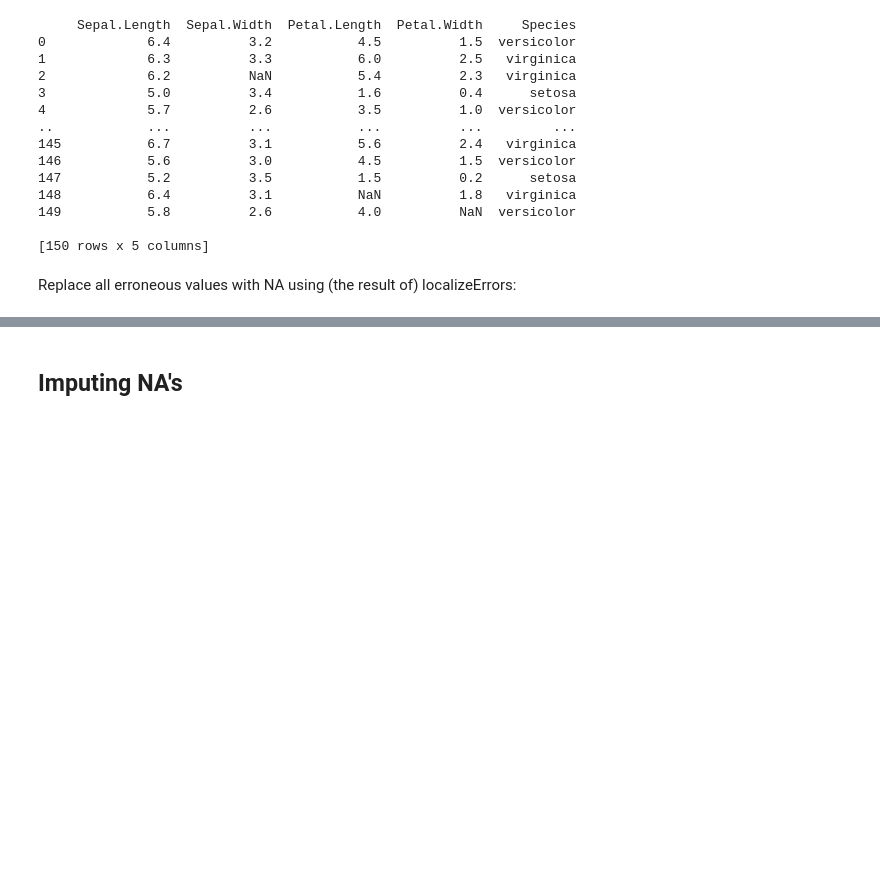
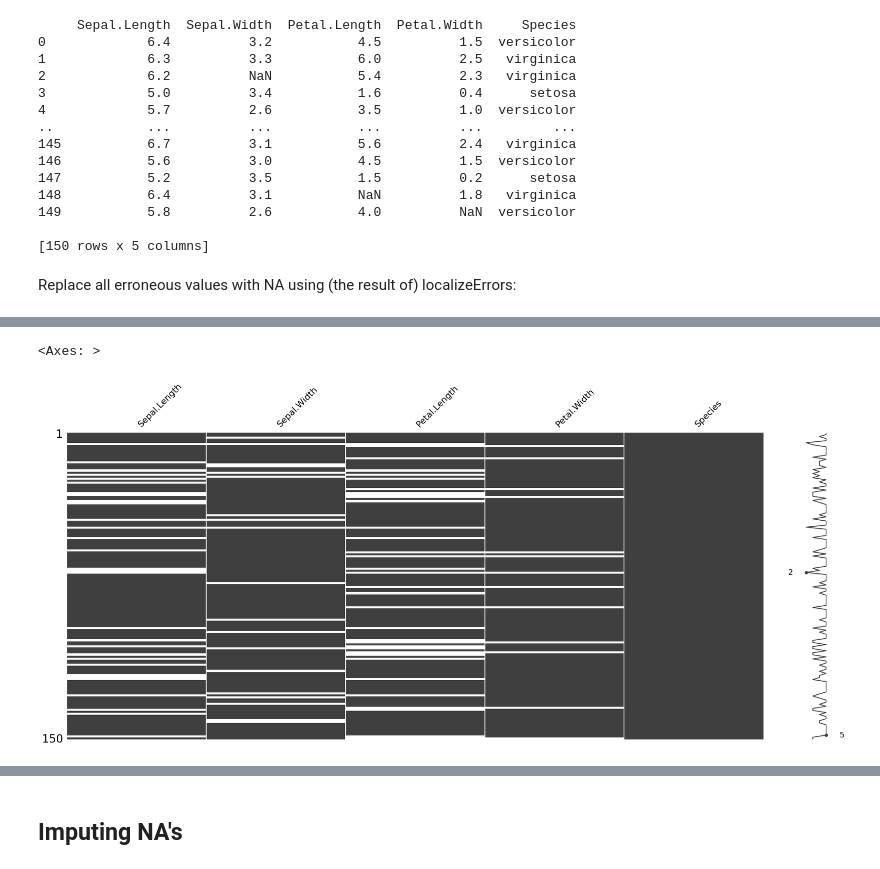
Before and after one commit to stachuapa123/ds2025, a Jupyter notebook: Exercise 4.ipynb, the cells around one changed output, grey strips where cells are left out. Drawn from its saved outputs; the diff is of its cells as text; code cells hidden in the pictures; blank space fills up the shorter version.

Commit message:
Add missingness visualization for dirty iris dataset

```diff
--- a/Exercise 4.ipynb
+++ b/Exercise 4.ipynb
@@ -407,0 +424,5 @@ for col in violated_df.columns:
+# %%
+msno.matrix(dirty_iris)
+# %% [output]
+<Axes: >
+[figure, added]
```
Also changed, not shown: parts of 14 cells of this notebook.
